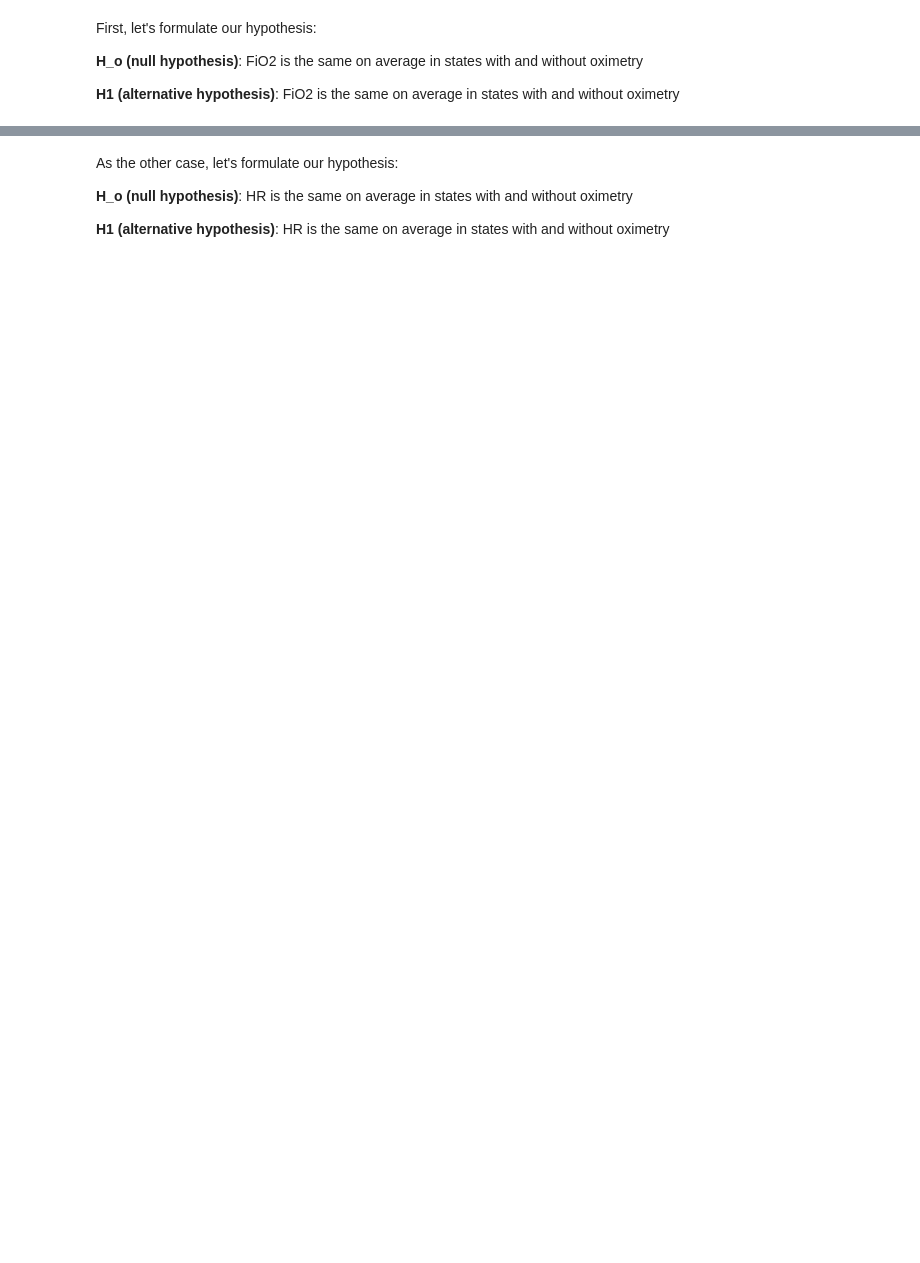
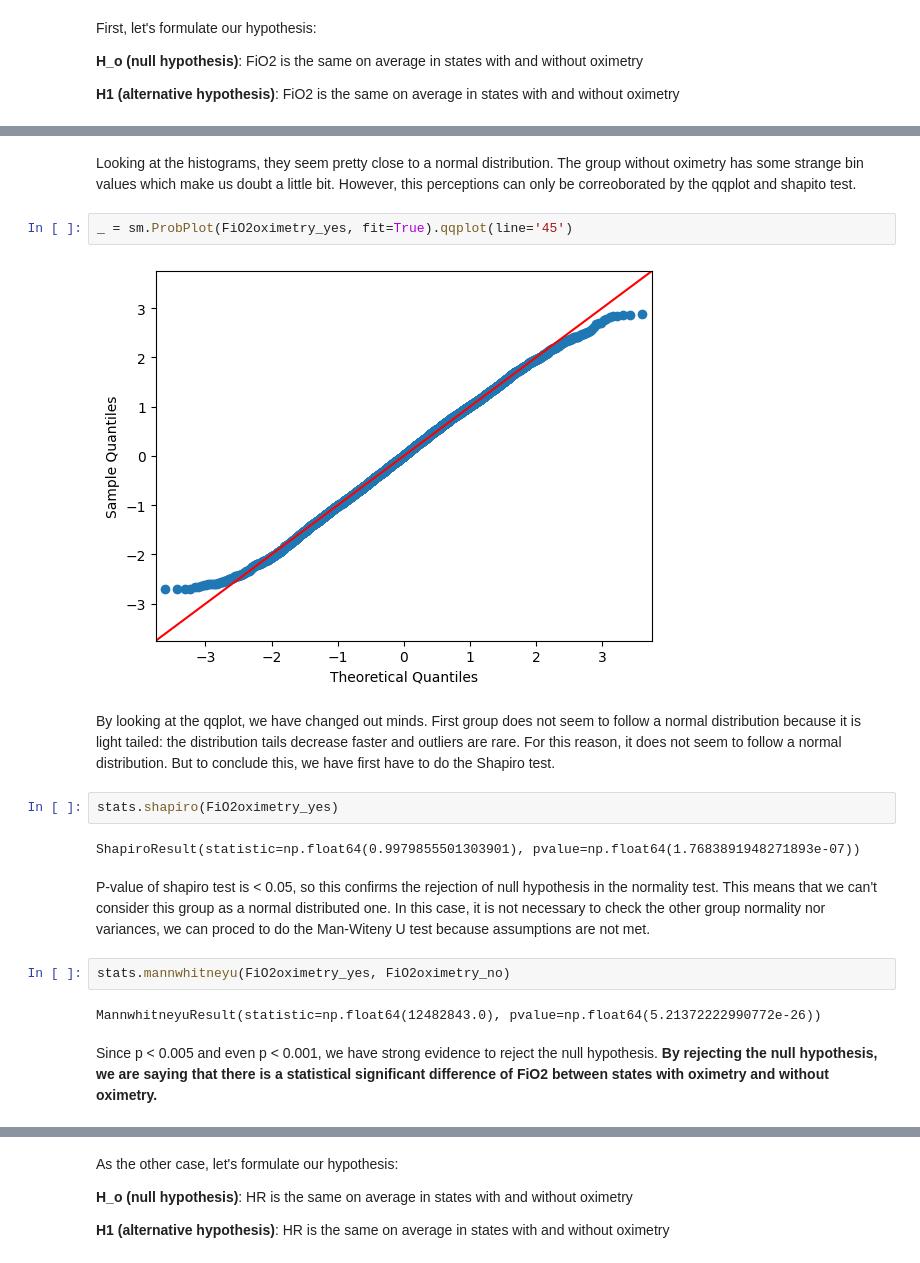
Before and after one commit to Michal2684/IUA-project, a Jupyter notebook: project.ipynb, the cells around one changed output, grey strips where cells are left out. Drawn from its saved outputs; the diff is of its cells as text; blank space fills up the shorter version.

```diff
--- a/project.ipynb
+++ b/project.ipynb
@@ -706,0 +791,21 @@ First, let's formulate our hypothesis:
+# %% [markdown]
+Looking at the histograms, they seem pretty close to a normal distribution. The group without oximetry has some strange bin values which make us doubt a little bit. However, this perceptions can only be correoborated by the qqplot and shapito test.
+# %%
+_ = sm.ProbPlot(FiO2oximetry_yes, fit=True).qqplot(line='45')
+# %% [output]
+[figure, added]
+# %% [markdown]
+By looking at the qqplot, we have changed out minds. First group does not seem to follow a normal distribution because it is light tailed: the distribution tails decrease faster and outliers are rare. For this reason, it does not seem to follow a normal distribution. But to conclude this, we have first have to do the Shapiro test.
+# %%
+stats.shapiro(FiO2oximetry_yes)
+# %% [output]
+ShapiroResult(statistic=np.float64(0.9979855501303901), pvalue=np.float64(1.7683891948271893e-07))
+# %% [markdown]
+P-value of shapiro test is < 0.05, so this confirms the rejection of null hypothesis in the normality test. This means that we can't consider this group as a normal distributed one. In this case, it is not necessary to check the other group normality nor variances, we can proced to do the Man-Witeny U test because assumptions are not met.
+# %%
+stats.mannwhitneyu(FiO2oximetry_yes, FiO2oximetry_no)
+# %% [output]
+MannwhitneyuResult(statistic=np.float64(12482843.0), pvalue=np.float64(5.21372222990772e-26))
+# %% [markdown]
+Since p < 0.005 and even p < 0.001, we have strong evidence to reject the null hypothesis.
+**By rejecting the null hypothesis, we are saying that there is a statistical significant difference of FiO2 between states with oximetry and without oximetry.**
```
Also changed, not shown: parts of 54 cells of this notebook.
